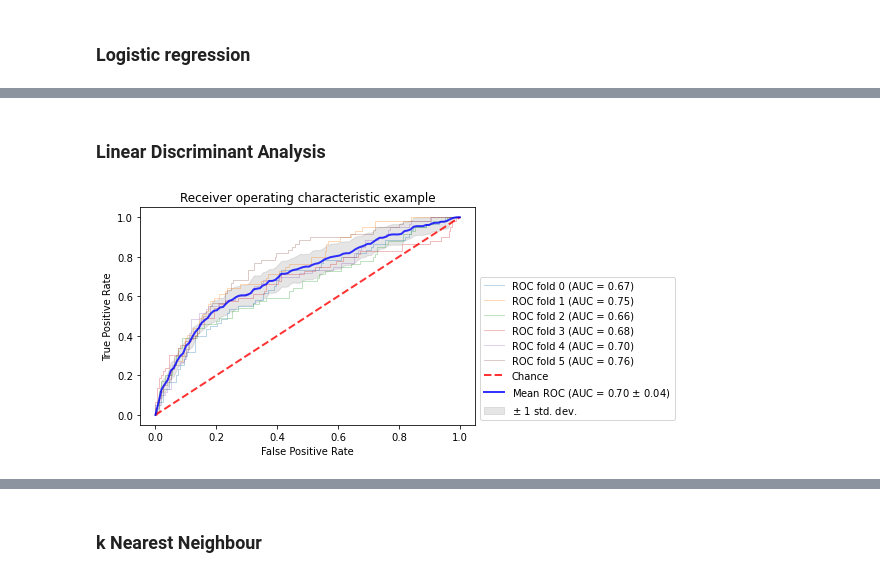
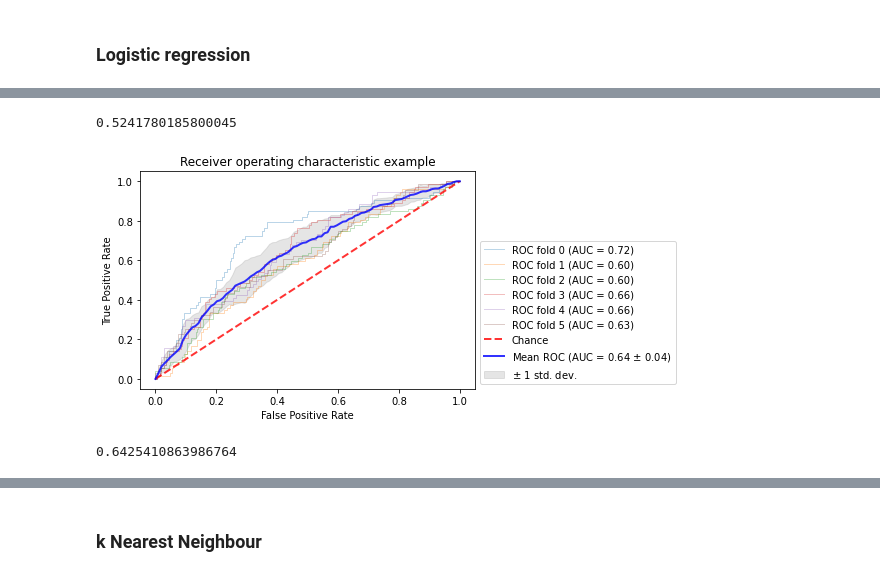
Before and after one commit to CS-433/cs-433-project-2-cough_classifier, a Jupyter notebook: src/notebooks/Models_+_Feature_Engineering_with_expert_features.ipynb, the cells around one changed output, grey strips where cells are left out. Cells and saved outputs as stored; diff of their text form; code cells hidden in the pictures.

```diff
--- a/src/notebooks/Models_+_Feature_Engineering_with_expert_features.ipynb
+++ b/src/notebooks/Models_+_Feature_Engineering_with_expert_features.ipynb
@@ -256,12 +292,9 @@ roc_w_cross_val(no_data_X_tr, no_labels_y_tr, SVC(kernel='linear'))
-# %% [markdown]
-### Linear Discriminant Analysis
-# %%
-clf = LDA()
-clf.fit(no_data_X_tr, no_labels_y_tr['Label'])
-LDA(n_components=None, priors=None, shrinkage=None, solver='svd',
-  store_covariance=False, tol=0.0001)
-
-
-roc_w_cross_val(no_data_X_tr, no_labels_y_tr, LDA())
-# %% [output]
-[figure, removed]
+# %%
+cross_validation(X_no, no_labels.Label, 5, LogisticRegression(), metric=roc_auc_score)
+# %% [output]
+0.5241780185800045
+# %%
+roc_w_cross_val(X_no, no_labels.Label, LogisticRegression())
+# %% [output]
+[figure, added]
+0.6425410863986764
```
Also changed, not shown: parts of 14 cells of this notebook, 1 other file.
